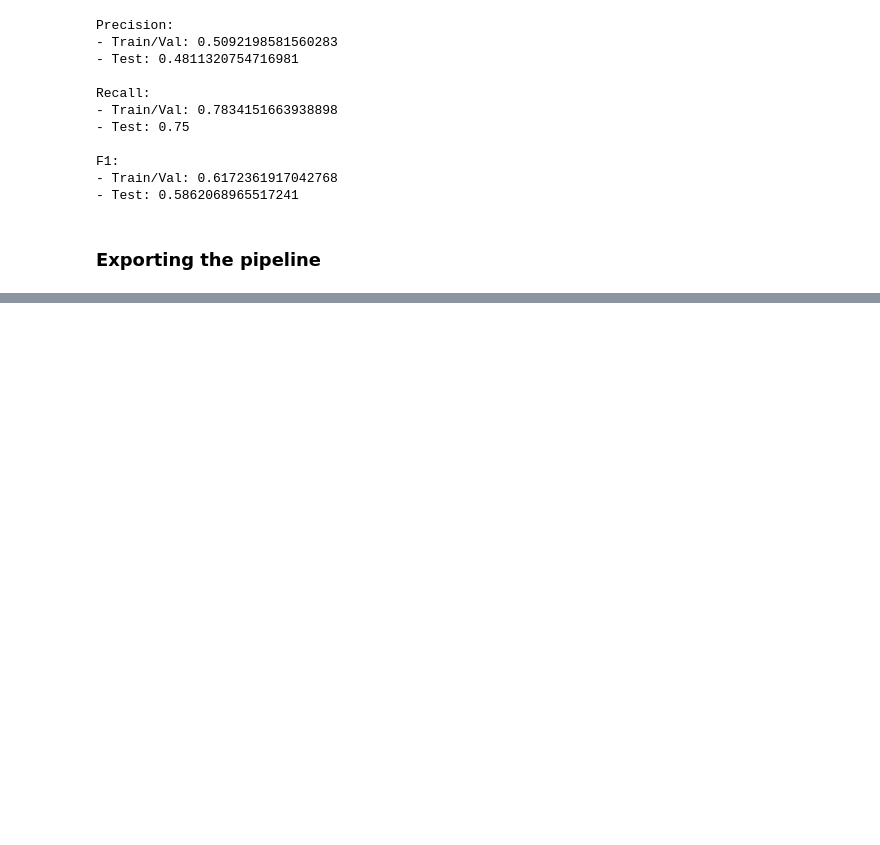
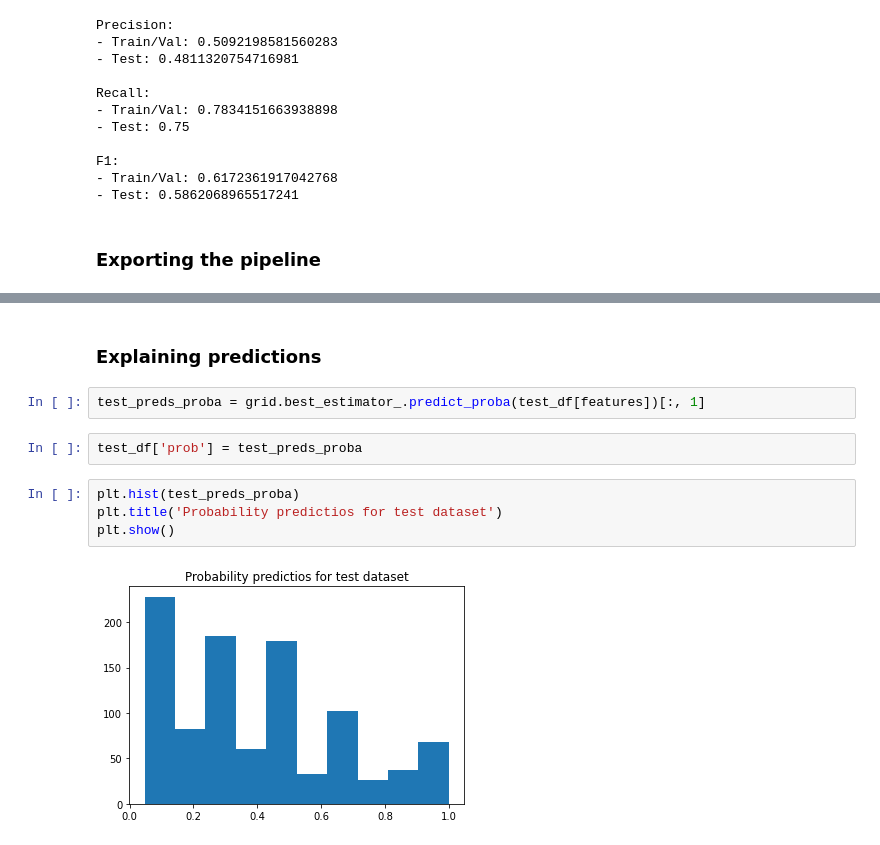
Before and after one commit to juanDango/classification-tutorial, a Jupyter notebook: churn.ipynb, the cells around one changed output, grey strips where cells are left out. Saved outputs shown, nothing was run; the diff lists cells and outputs as text; blank space fills up the shorter version.

```diff
--- a/churn.ipynb
+++ b/churn.ipynb
@@ -412,0 +417,12 @@ dump(grid2.best_estimator_, './models/churn-v1.0.joblib')
+# %% [markdown]
+### Explaining predictions
+# %%
+test_preds_proba = grid.best_estimator_.predict_proba(test_df[features])[:, 1]
+# %%
+test_df['prob'] = test_preds_proba
+# %%
+plt.hist(test_preds_proba)
+plt.title('Probability predictios for test dataset')
+plt.show()
+# %% [output]
+[figure, added]
```
Also changed, not shown: parts of 13 cells of this notebook.
